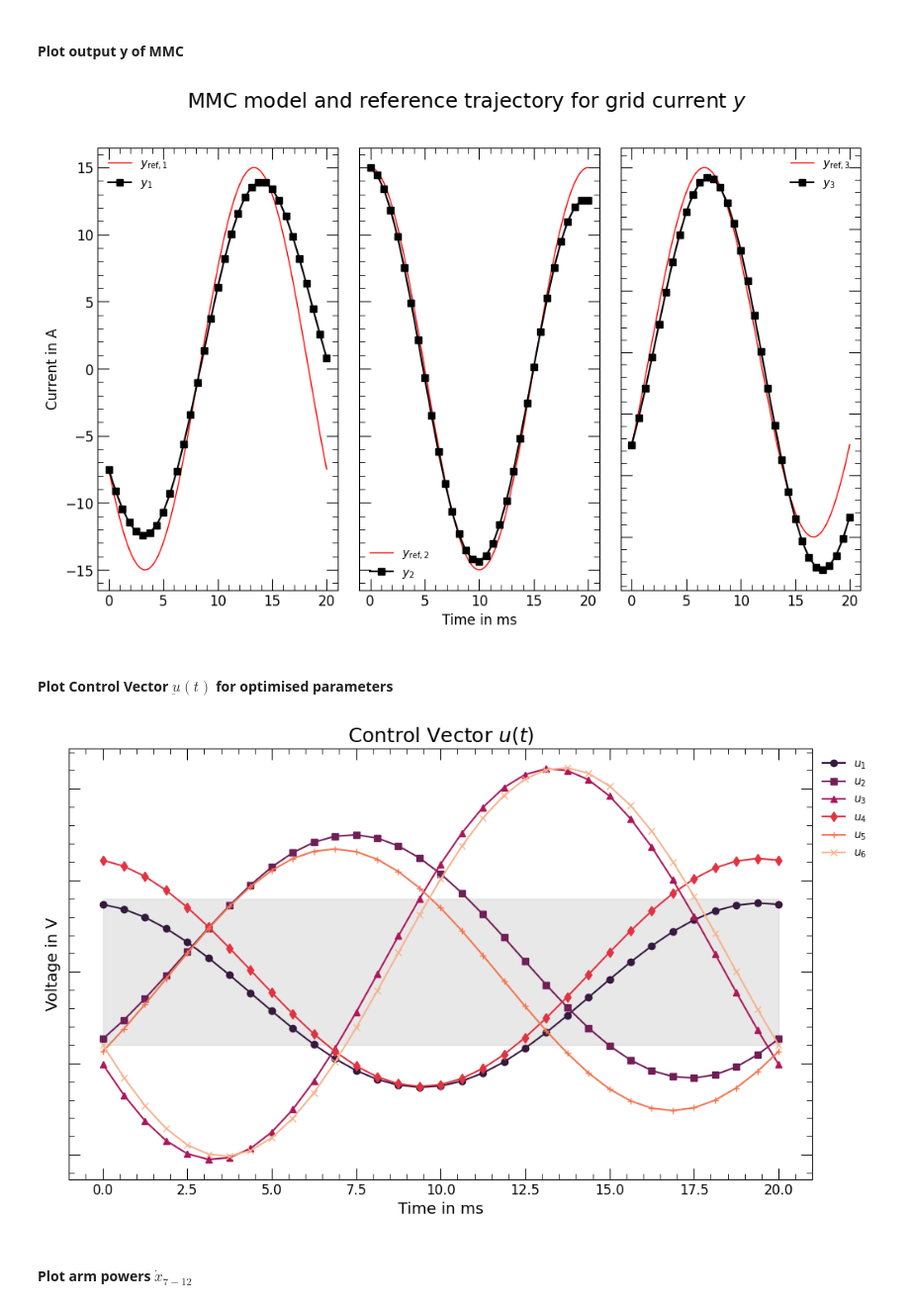
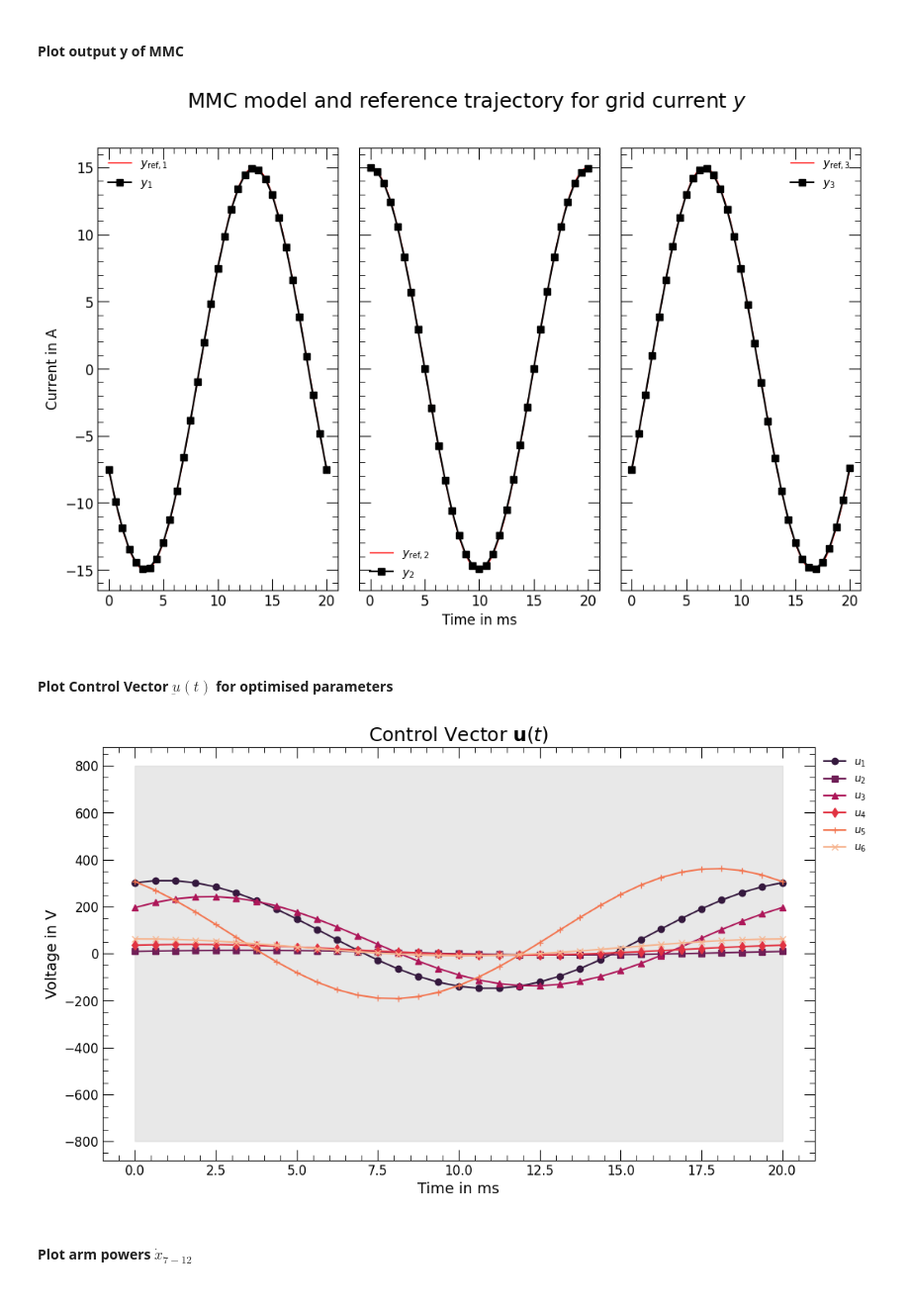
Before and after one commit to skeilbach/MathSEE, a Jupyter notebook: MMC_UMbridge_Client.ipynb, the cells around one changed output. Shown at 99% size. Drawn from its saved outputs; the diff is of its cells as text; code cells hidden in the pictures.

```diff
--- a/MMC_UMbridge_Client.ipynb
+++ b/MMC_UMbridge_Client.ipynb
@@ -121,14 +121,14 @@ U_DC = 325
 
 #Define inital values for the parameters of the control vector u
 u0 = [599.3, 23.3, 427.5, 100.7, 676.7, 272.5]
-#p_initial = np.array([599.3/2,0,0,599.3/2,0,
-#             23.3/2,0,0,23.3/2,0,
-#             427.5/2,0,0,427.5/2,0,
-#             100.7/2,0,0,100.7/2,0,
-#             676.7/2,0,0,676.7/2,0,
-#             272.5/2,0,0,272.5/2,0])
+p_initial = np.array([599.3/2,0,0,599.3/2,0,
+             23.3/2,0,0,23.3/2,0,
+             427.5/2,0,0,427.5/2,0,
+             100.7/2,0,0,100.7/2,0,
+             676.7/2,0,0,676.7/2,0,
+             272.5/2,0,0,272.5/2,0])
 #p_initial = [0,0,0,0,350,330,50,23.3/2,0,50,0,23.3/2,50,0,427.5/2,0,50,0,427.5/2,50,0,100.7/2,0,50,0,100.7/2,50,0,676.7/2,0,50,0,676.7/2,50,0,272.5/2,0,50,0,272.5/2,50,0]
-p_initial = np.ones(30)
+#p_initial = np.ones(30)
 
 #Define initial values for x_tilde
 #Calculate arm currents, i.e. x_tilde[:6]
@@ -139,7 +139,8 @@ b_ = y_reference(0,I_AC,omega_AC)
 # Use least squares to solve Ax = b
 x_tilde_currents0, residuals, rank, singular_values = np.linalg.lstsq(A, b_, rcond=None)
 
-#Initial values for arm energies -> Assume energy, i.e. U_AC*I_arms(t=0)*dt to be uniformly distributed amongst all six arms where dt is assumed to be 1 s
+# Initial values for arm energies -> Because we cant determine an analytical solution for the arm energies with our numerical approach of 'solve_ivp' we choose some arbitrary values
+# to initialise the arm energies at t=0 but leave it to 'scipy.minimize' to find the optimal initial values for the arm energies
 x_tilde_energies0 = np.zeros(6)
 # %% [markdown]
 ### Optimisation Procedure
@@ -297,9 +299,11 @@ plt.tick_params(direction="in", which="major", length=10, bottom=True, top=True,
 plt.legend(frameon=False)
 fig.suptitle(r"MMC model and reference trajectory for grid current $y$",fontsize=18)
 
-plt.savefig(f".\y.png",dpi=300,bbox_inches="tight")
+plt.show()
+plt.savefig(f"y.png",dpi=300,bbox_inches="tight")
+plt.close()
 # %% [output]
-[figure, old version]
+[figure, new version]
 # %% [markdown]
 #### Plot Control Vector $\underbar{u}(t)$ for optimised parameters
 # %%
@@ -310,37 +314,37 @@ colors = sns.color_palette("rocket", 6)
 
 #And markers
 markers = ["o","s","^","d","+","x"]
 
 #Get control vector for optimised parameters
 control_vector_optimised = np.array(model_output[1][0]).T
 fig = plt.figure(1,(12,7))
 for i in range(6):
     # Using a list comprehension to get control vector values for plotting
     plt.plot(t_eval[::5]*1e3, control_vector_optimised[::5,i], color=colors[i],linestyle="-",marker=markers[i],label=r"$u_{}$".format(i+1))
 
 plt.legend(loc='upper left', bbox_to_anchor=(1, 1), frameon=False)
 
 
 # Add axis labels and a title
 plt.xlabel('Time in ms',fontsize=14)
 plt.ylabel('Voltage in V',fontsize=14)
-plt.title(r'Control Vector $u(t)$',fontsize=18)
+plt.title(r'Control Vector $\mathbf{u}(t)$',fontsize=18)
 
 # Color a specific area in the background
 plt.fill_betweenx(y=[-800, 800],x1=0,x2=20, color='lightgray', alpha=0.5,label="constraints")
 #ax.set_facecolor('#e6f2ff')
 plt.minorticks_on()
 plt.tick_params(direction="in", right=True, top=True)
-plt.tick_params(labelbottom=True, labeltop=False, labelright=False, labelleft=False)
+plt.tick_params(labelbottom=True, labeltop=False, labelright=False, labelleft=True)
 plt.tick_params(labelsize=12)
 plt.tick_params(direction="in", which="minor", length=5, bottom=True, top=True, left=True, right=True)
 plt.tick_params(direction="in", which="major", length=10, bottom=True, top=True, left=True, right=True)
 
 plt.show()
-plt.savefig(f".\\u_p(t).png",dpi=300,bbox_inches="tight")
+plt.savefig(f"u_p(t).png",dpi=300,bbox_inches="tight")
 plt.close()
 # %% [output]
-[figure, old version]
+[figure, new version]
 # %% [markdown]
 #### Plot arm powers $\dot{x}_{7-12}$
 # %%
```
Also changed, not shown: parts of 4 cells of this notebook.
